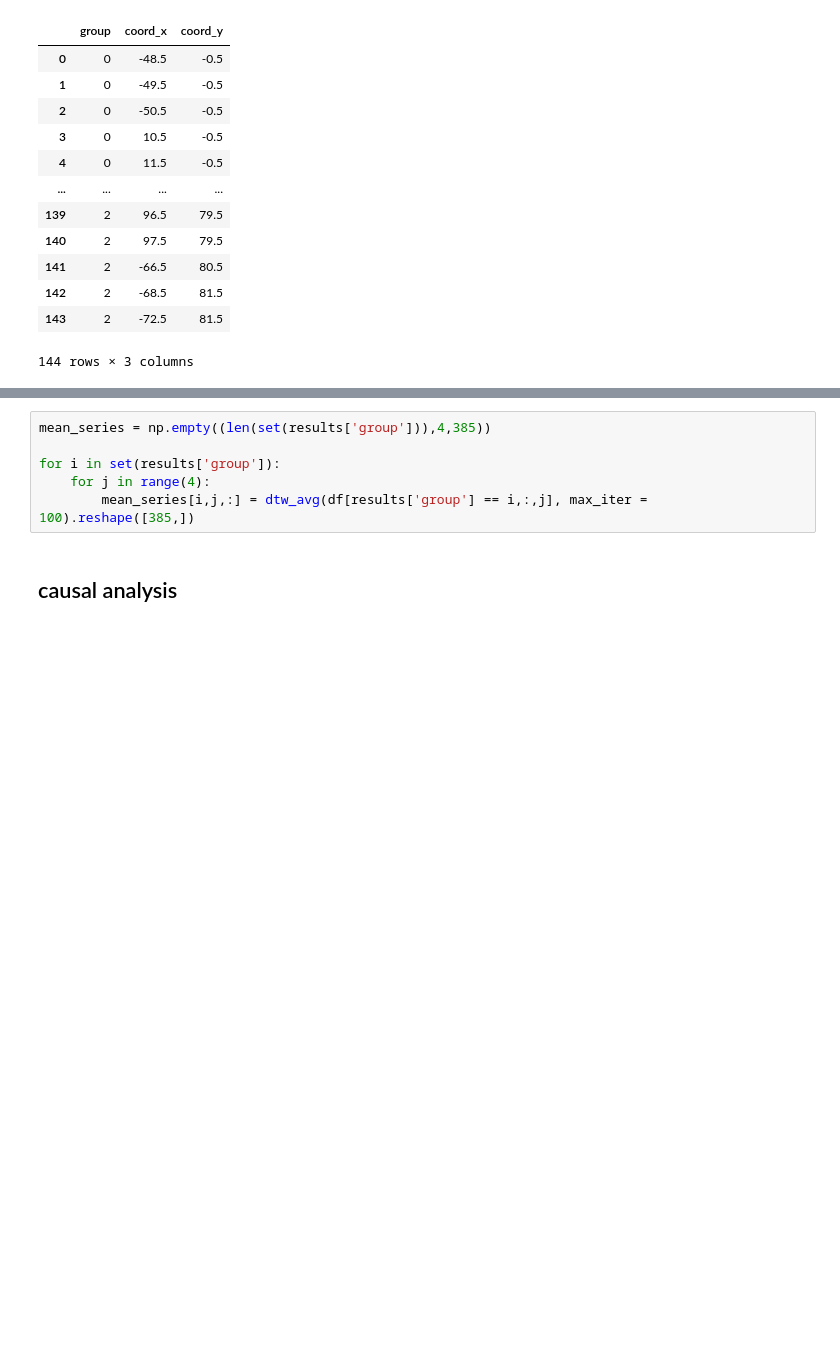
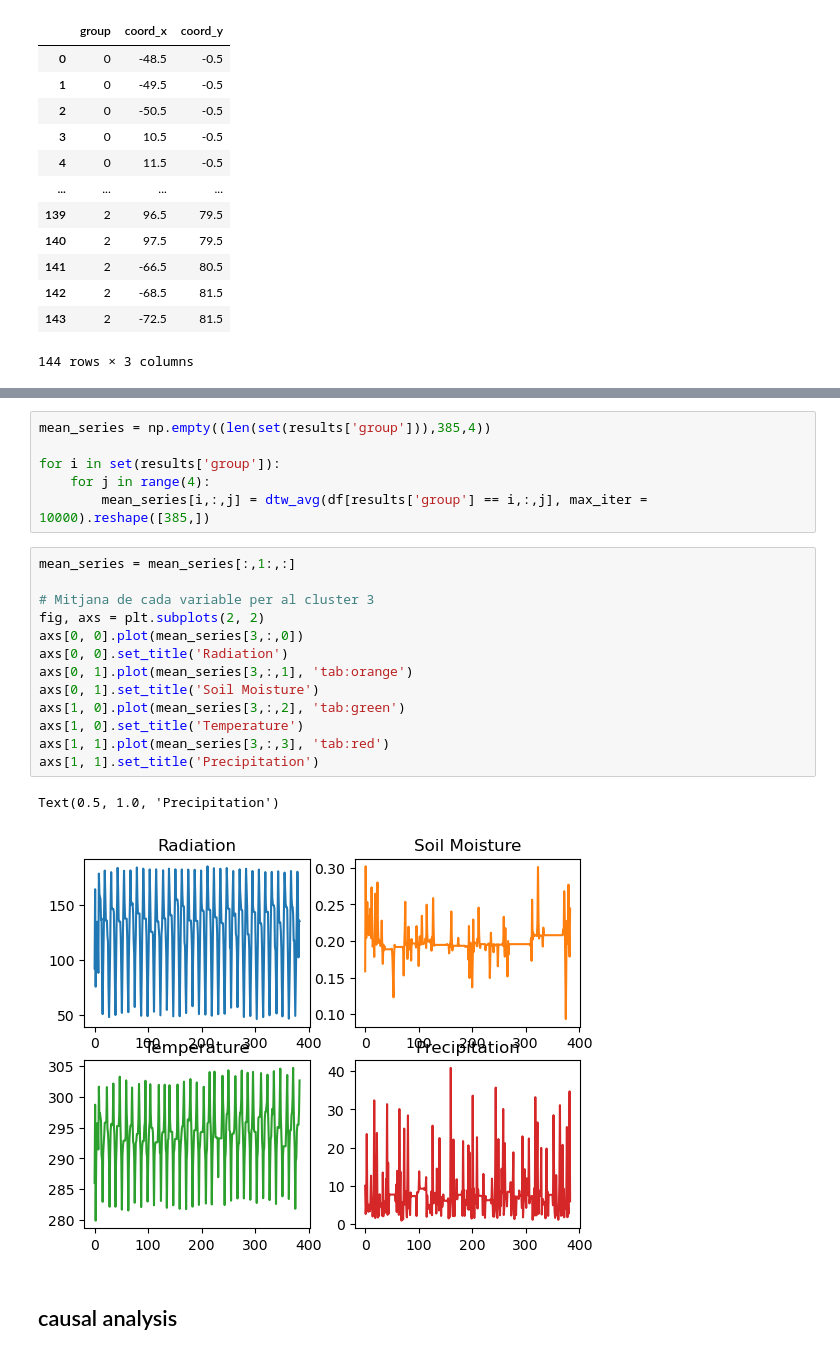
Before and after one commit to oriolus98/master_thesis2, a Jupyter notebook: causal_analysis1.ipynb, the cells around one changed output, grey strips where cells are left out. Saved outputs shown, nothing was run; the diff lists cells and outputs as text; blank space fills up the shorter version.

```diff
--- a/causal_analysis1.ipynb
+++ b/causal_analysis1.ipynb
@@ -192,9 +195,25 @@ np.sum(results['group'] == 0)
 # %%
-mean_series = np.empty((len(set(results['group'])),4,385))
+mean_series = np.empty((len(set(results['group'])),385,4))
 
 for i in set(results['group']):
     for j in range(4):
-        mean_series[i,j,:] = dtw_avg(df[results['group'] == i,:,j], max_iter = 100).reshape([385,])
+        mean_series[i,:,j] = dtw_avg(df[results['group'] == i,:,j], max_iter = 10000).reshape([385,])
+# %%
+mean_series = mean_series[:,1:,:]
+
+# Mitjana de cada variable per al cluster 3
+fig, axs = plt.subplots(2, 2)
+axs[0, 0].plot(mean_series[3,:,0])
+axs[0, 0].set_title('Radiation')
+axs[0, 1].plot(mean_series[3,:,1], 'tab:orange')
+axs[0, 1].set_title('Soil Moisture')
+axs[1, 0].plot(mean_series[3,:,2], 'tab:green')
+axs[1, 0].set_title('Temperature')
+axs[1, 1].plot(mean_series[3,:,3], 'tab:red')
+axs[1, 1].set_title('Precipitation')
+# %% [output]
+Text(0.5, 1.0, 'Precipitation')
+[figure, added]
 # %% [markdown]
 ## causal analysis
 # %%
```
Also changed, not shown: parts of 13 cells of this notebook.
